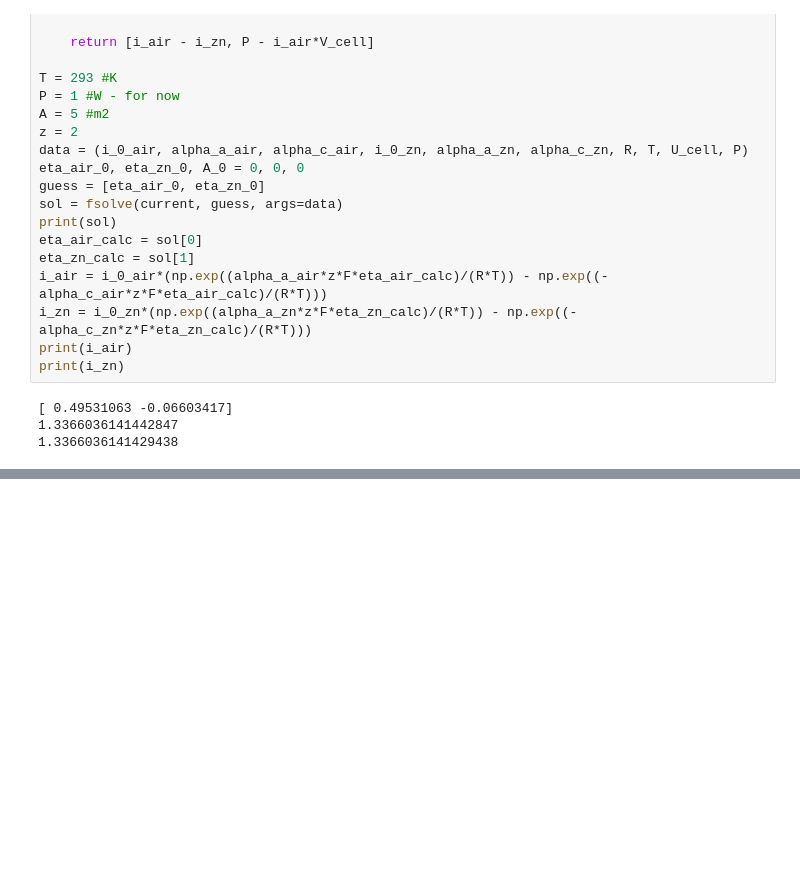
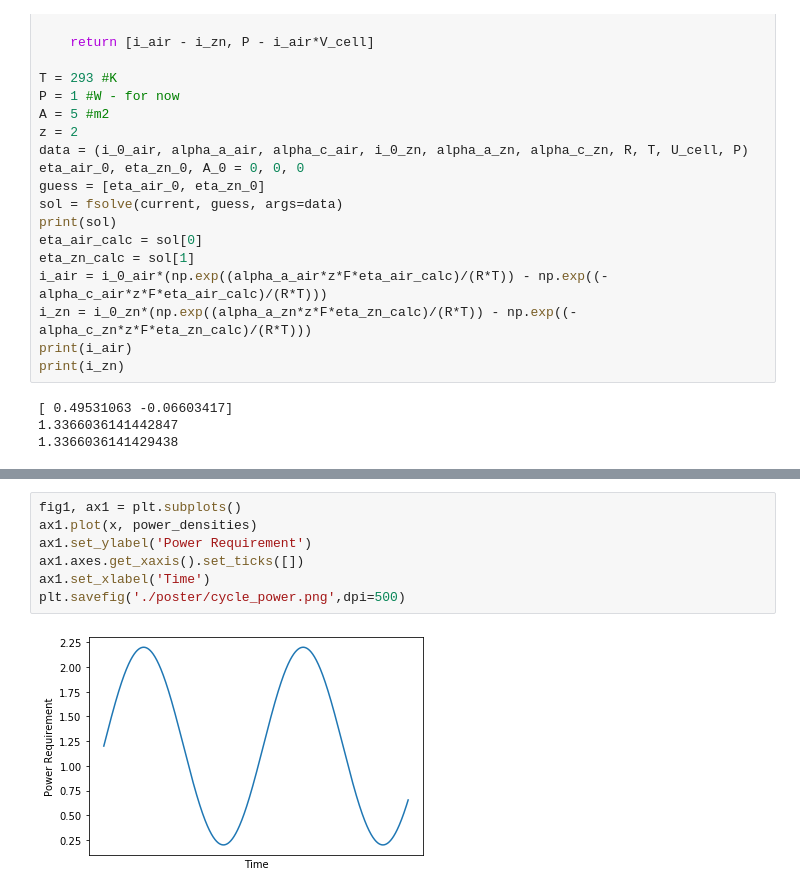
Before and after one commit to MaryLouNadeau/Zochas, a Jupyter notebook: BV_Kinetics.ipynb, the cells around one changed output, grey strips where cells are left out. Cells and saved outputs as stored; diff of their text form; blank space fills up the shorter version.

```diff
--- a/BV_Kinetics.ipynb
+++ b/BV_Kinetics.ipynb
@@ -132,3 +154,12 @@ Text(0, 0.5, 'Power (W)')
+# %%
+fig1, ax1 = plt.subplots()
+ax1.plot(x, power_densities)
+ax1.set_ylabel('Power Requirement')
+ax1.axes.get_xaxis().set_ticks([])
+ax1.set_xlabel('Time')
+plt.savefig('./poster/cycle_power.png',dpi=500)
+# %% [output]
+[figure, added]
 # %%
 def currentNew(X, *data):
     eta_air, eta_zn = X
```
Also changed, not shown: parts of 6 cells of this notebook, 7 other files.
